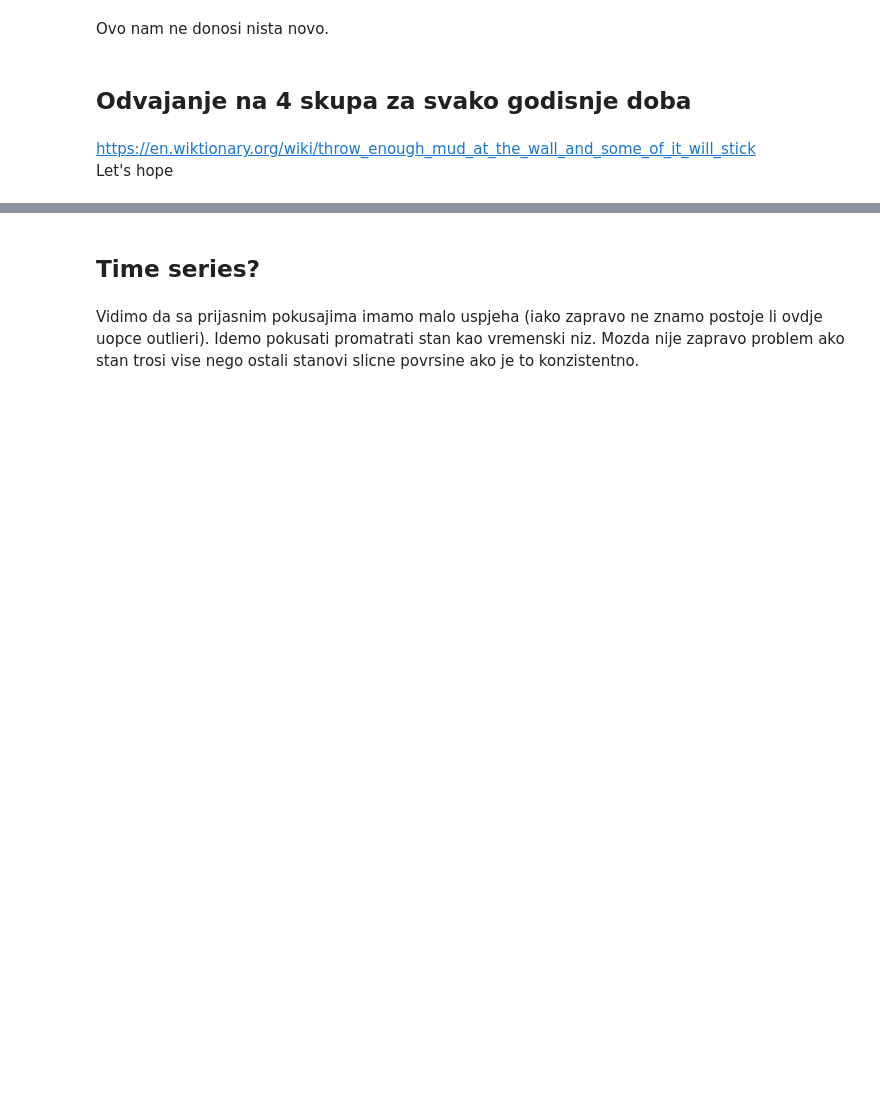
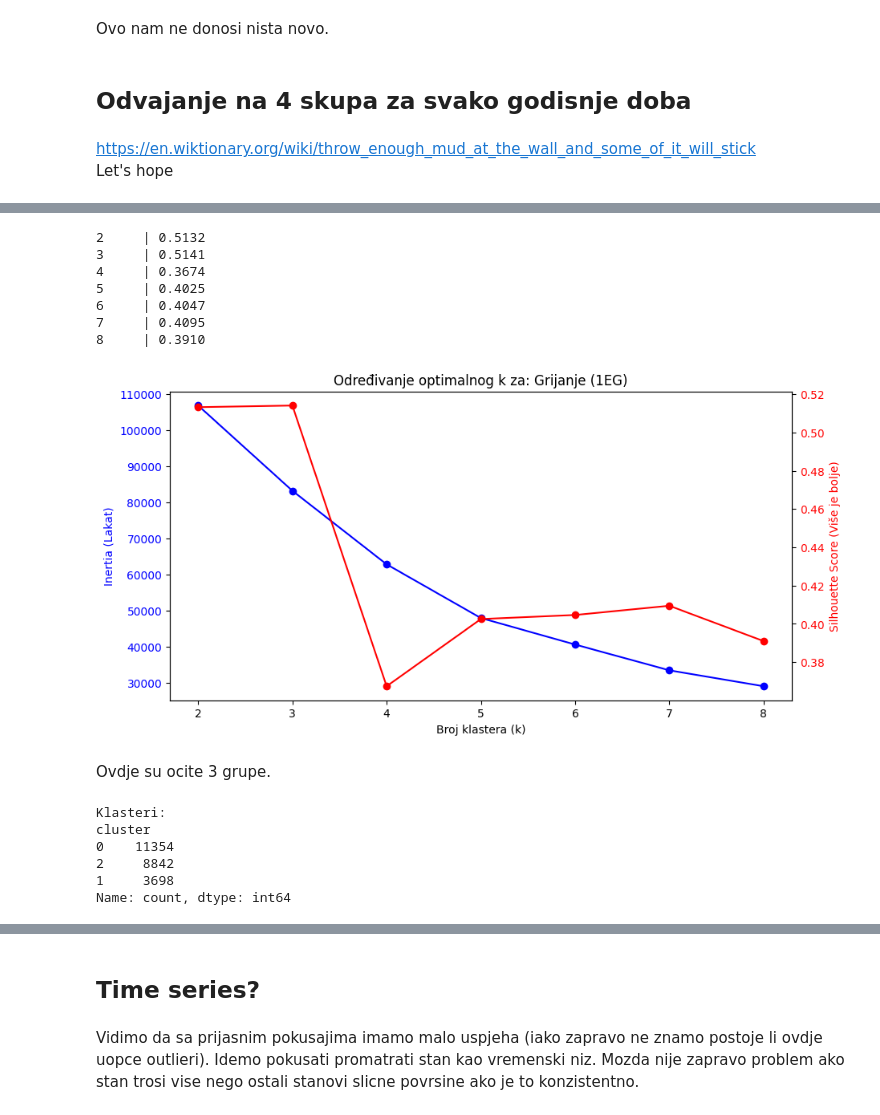
Before and after one commit to IvanDzanija/AnomalyDetection, a Jupyter notebook: notebooks/1EG.ipynb, the cells around one changed output, grey strips where cells are left out. Cells and saved outputs as stored; diff of their text form; code cells hidden in the pictures; blank space fills up the shorter version.

```diff
--- a/notebooks/1EG.ipynb
+++ b/notebooks/1EG.ipynb
@@ -670,0 +752,24 @@ memory usage: 204.0 bytes
+# %%
+_features = ["S_SNAGA", 'POVRSINA']
+find_optimal_k(df, _features, "Grijanje (1EG)")
+# %% [output]
+2     | 0.5132
+3     | 0.5141
+4     | 0.3674
+5     | 0.4025
+6     | 0.4047
+7     | 0.4095
+8     | 0.3910
+[figure, added]
+# %% [markdown]
+Ovdje su ocite 3 grupe.
+# %%
+df_WIN['cluster'] = perform_clustering(df_WIN, _features, 3)
+print(f"Klasteri:\n{df_WIN['cluster'].value_counts()}")
+# %% [output]
+Klasteri:
+cluster
+0    11354
+2     8842
+1     3698
+Name: count, dtype: int64
```
Also changed, not shown: parts of 12 cells of this notebook.
